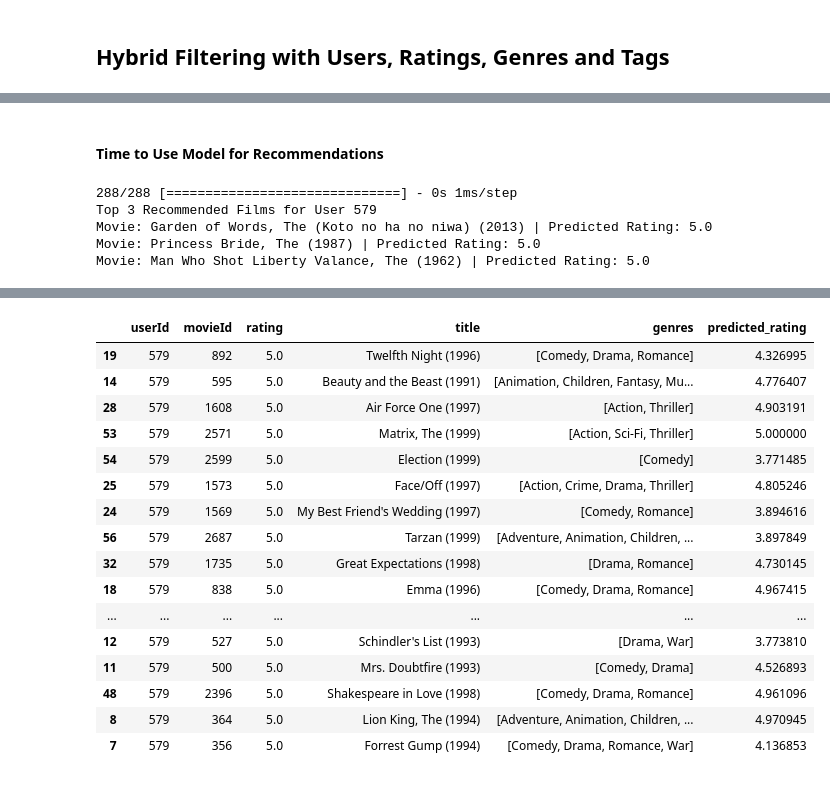
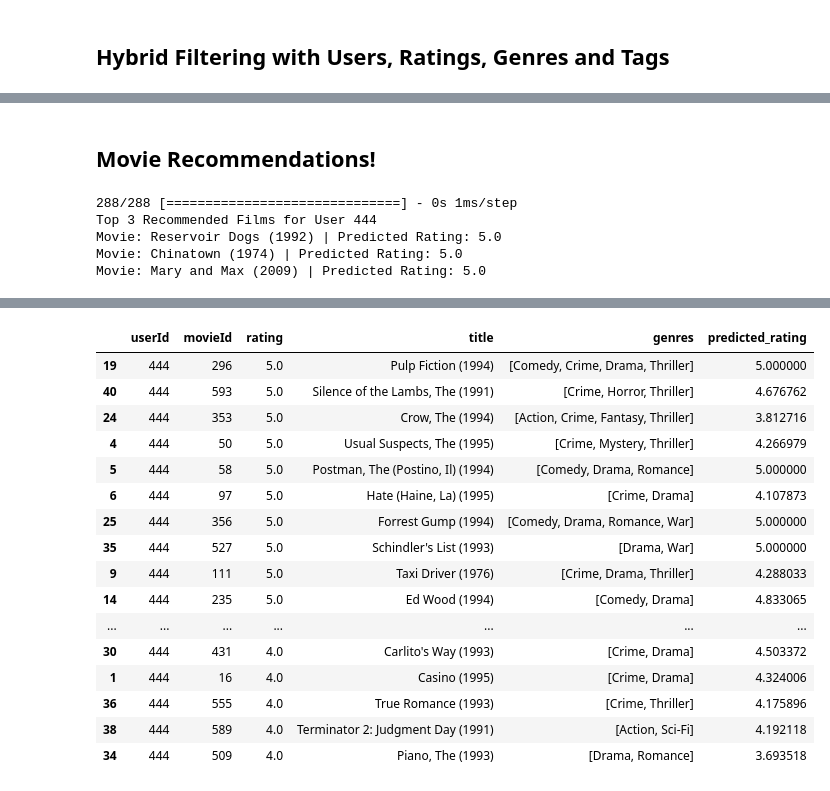
Before and after one commit to jgraham91/final-project, a Jupyter notebook: notebooks/FINAL-PROJECT.ipynb, the cells around one changed output, grey strips where cells are left out. Drawn from its saved outputs; the diff is of its cells as text; code cells hidden in the pictures.

```diff
--- a/notebooks/FINAL-PROJECT.ipynb
+++ b/notebooks/FINAL-PROJECT.ipynb
@@ -54,8 +71,7 @@ from wordcloud import WordCloud, STOPWORDS
 # %%
 # Create a wordcloud of the movie titles
-movies['title'] = movies['title'].fillna("").astype('str')
 title_corpus = ' '.join(movies['title'])
-title_wordcloud = WordCloud(stopwords=STOPWORDS, background_color='black', height=2000, width=4000).generate(title_corpus)
+title_wordcloud = WordCloud(stopwords=STOPWORDS, background_color='white', height=2000, width=4000).generate(title_corpus)
 
 # Plot the wordcloud
 plt.figure(figsize=(16,8))
@@ -554,9 +576,9 @@ Epoch 1/5
 # %% [markdown]
-#### Time to Use Model for Recommendations
+## Movie Recommendations!
 # %%
 #recommend the top "n" most recommended films for the test_user
 n = 3
-test_user = 579
+test_user = 444
 
 #get all the values of the movie Ids
 movie_ids = movies_features['movieId'].values
@@ -573,18 +595,17 @@ user_predictions = hybrid_model.predict([np.array([test_user] * len(movie_ids)),
 user_predictions = user_predictions * (max_rating - min_rating) + min_rating
 
 # Sort the predictions in descending order
-# Exclude the movies that the user has already seen from the recommendations
 top_movie_indices = user_predictions.argsort(axis=0)[::-1]
 
 #Clip ratings so ratings above 5.0 are 5 star ratings
 user_predictions = np.clip(user_predictions, a_min=None, a_max=5.0)
 
 # Filter out the movies that the user has already seen from the recommendations
-# Limit the recommendations to the top 3 unseen movies
+# Limit the recommendations to the top "n" unseen movies
 top_unseen_movie_indices = [index for index in top_movie_indices if movie_ids[index] not in user_seen_movies]
 top_unseen_movie_indices = top_unseen_movie_indices[:n]
 
-# Retrieve the movie IDs of the top 3 movies
+# Retrieve the movie IDs of the top "n" movies
 print(f"Top {n} Recommended Films for User", test_user)
 for index in top_unseen_movie_indices:
     movie_title = movies.loc[index, 'title'].values
@@ -592,14 +613,12 @@ for index in top_unseen_movie_indices:
     print("Movie:", movie_title[0], "| Predicted Rating:", rating[0][0])
 # %% [output]
 288/288 [==============================] - 0s 1ms/step
-Top 3 Recommended Films for User 579
-Movie: Garden of Words, The (Koto no ha no niwa) (2013) | Predicted Rating: 5.0
-Movie: Princess Bride, The (1987) | Predicted Rating: 5.0
-Movie: Man Who Shot Liberty Valance, The (1962) | Predicted Rating: 5.0
+Top 3 Recommended Films for User 444
+Movie: Reservoir Dogs (1992) | Predicted Rating: 5.0
+Movie: Chinatown (1974) | Predicted Rating: 5.0
+Movie: Mary and Max (2009) | Predicted Rating: 5.0
 # %%
 #create a data frame of all the films the user has rated and append a column with the predicted rating from the model
-# Choose the user for whom you want to make recommendations
-test_user=579
 
 #create user_ratings dataframe
 user_ratings = movielens_df[movielens_df['userId'] == test_user][['userId', 'movieId', 'rating']]
@@ -629,17 +648,17 @@ user_ratings.sort_values(by='rating',ascending=False).head(20)
 |  | userId | movieId | rating | title | genres | predicted_rating |
-| 19 | 579 | 892 | 5.0 | Twelfth Night (1996) | [Comedy, Drama, Romance] | 4.326995 |
-| 14 | 579 | 595 | 5.0 | Beauty and the Beast (1991) | [Animation, Children, Fantasy, Mu... | 4.776407 |
-| 28 | 579 | 1608 | 5.0 | Air Force One (1997) | [Action, Thriller] | 4.903191 |
-| 53 | 579 | 2571 | 5.0 | Matrix, The (1999) | [Action, Sci-Fi, Thriller] | 5.000000 |
-| 54 | 579 | 2599 | 5.0 | Election (1999) | [Comedy] | 3.771485 |
-| 25 | 579 | 1573 | 5.0 | Face/Off (1997) | [Action, Crime, Drama, Thriller] | 4.805246 |
-| 24 | 579 | 1569 | 5.0 | My Best Friend's Wedding (1997) | [Comedy, Romance] | 3.894616 |
-| 56 | 579 | 2687 | 5.0 | Tarzan (1999) | [Adventure, Animation, Children, ... | 3.897849 |
-| 32 | 579 | 1735 | 5.0 | Great Expectations (1998) | [Drama, Romance] | 4.730145 |
-| 18 | 579 | 838 | 5.0 | Emma (1996) | [Comedy, Drama, Romance] | 4.967415 |
+| 19 | 444 | 296 | 5.0 | Pulp Fiction (1994) | [Comedy, Crime, Drama, Thriller] | 5.000000 |
+| 40 | 444 | 593 | 5.0 | Silence of the Lambs, The (1991) | [Crime, Horror, Thriller] | 4.676762 |
+| 24 | 444 | 353 | 5.0 | Crow, The (1994) | [Action, Crime, Fantasy, Thriller] | 3.812716 |
+| 4 | 444 | 50 | 5.0 | Usual Suspects, The (1995) | [Crime, Mystery, Thriller] | 4.266979 |
+| 5 | 444 | 58 | 5.0 | Postman, The (Postino, Il) (1994) | [Comedy, Drama, Romance] | 5.000000 |
+| 6 | 444 | 97 | 5.0 | Hate (Haine, La) (1995) | [Crime, Drama] | 4.107873 |
+| 25 | 444 | 356 | 5.0 | Forrest Gump (1994) | [Comedy, Drama, Romance, War] | 5.000000 |
+| 35 | 444 | 527 | 5.0 | Schindler's List (1993) | [Drama, War] | 5.000000 |
+| 9 | 444 | 111 | 5.0 | Taxi Driver (1976) | [Crime, Drama, Thriller] | 4.288033 |
+| 14 | 444 | 235 | 5.0 | Ed Wood (1994) | [Comedy, Drama] | 4.833065 |
 | ... | ... | ... | ... | ... | ... | ... |
-| 12 | 579 | 527 | 5.0 | Schindler's List (1993) | [Drama, War] | 3.773810 |
-| 11 | 579 | 500 | 5.0 | Mrs. Doubtfire (1993) | [Comedy, Drama] | 4.526893 |
-| 48 | 579 | 2396 | 5.0 | Shakespeare in Love (1998) | [Comedy, Drama, Romance] | 4.961096 |
-| 8 | 579 | 364 | 5.0 | Lion King, The (1994) | [Adventure, Animation, Children, ... | 4.970945 |
-| 7 | 579 | 356 | 5.0 | Forrest Gump (1994) | [Comedy, Drama, Romance, War] | 4.136853 |
+| 30 | 444 | 431 | 4.0 | Carlito's Way (1993) | [Crime, Drama] | 4.503372 |
+| 1 | 444 | 16 | 4.0 | Casino (1995) | [Crime, Drama] | 4.324006 |
+| 36 | 444 | 555 | 4.0 | True Romance (1993) | [Crime, Thriller] | 4.175896 |
+| 38 | 444 | 589 | 4.0 | Terminator 2: Judgment Day (1991) | [Action, Sci-Fi] | 4.192118 |
+| 34 | 444 | 509 | 4.0 | Piano, The (1993) | [Drama, Romance] | 3.693518 |
```
Also changed, not shown: parts of 20 cells of this notebook.
